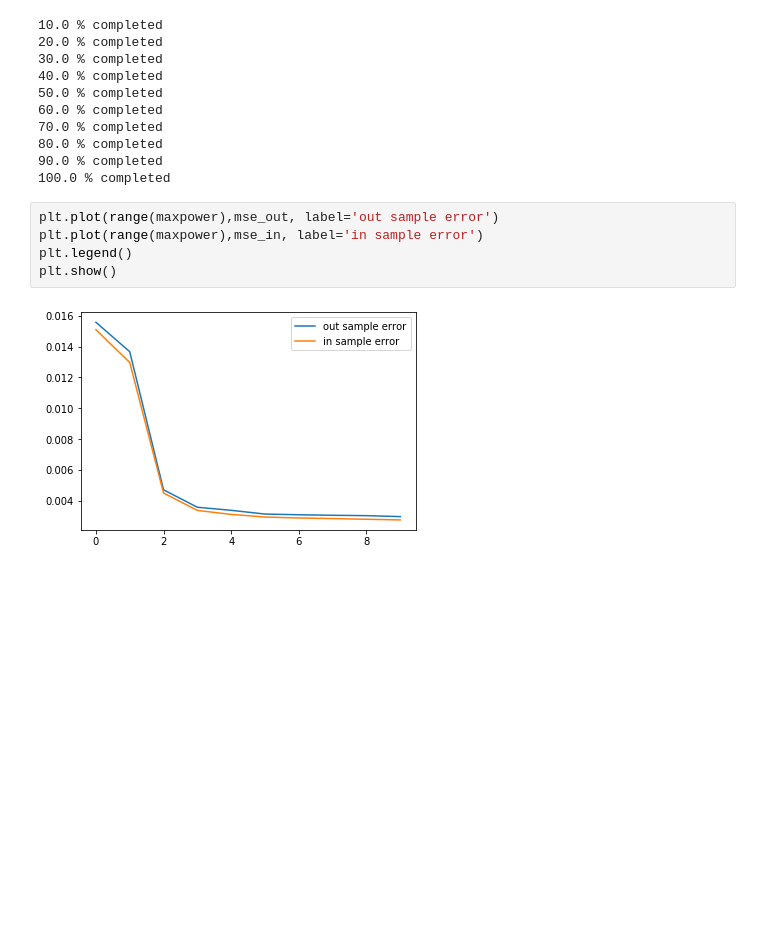
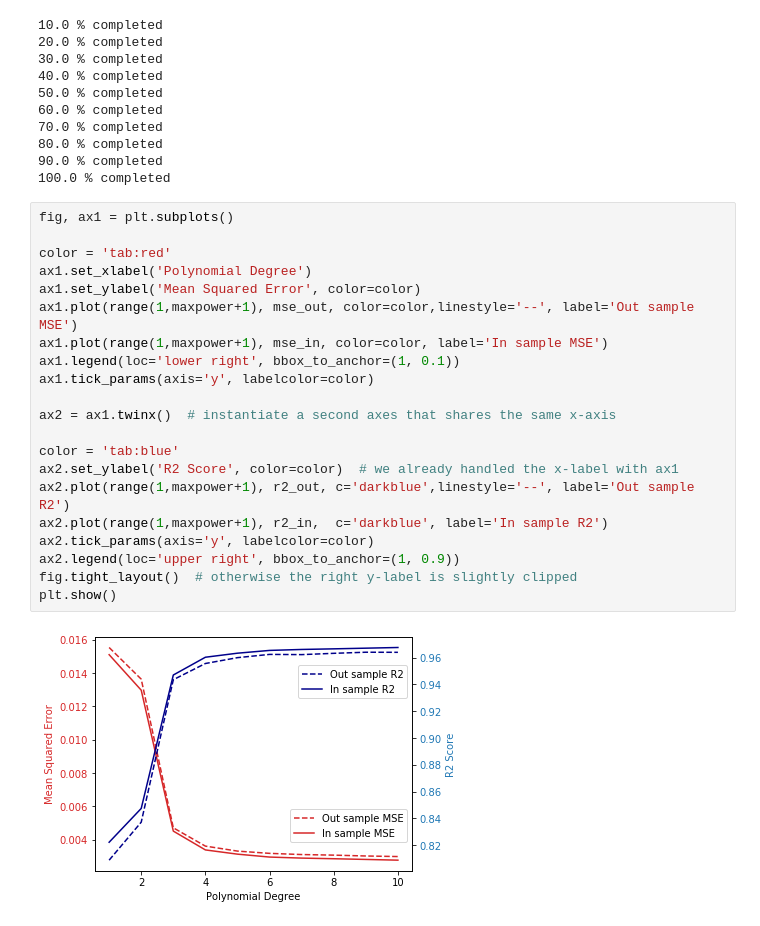
Before and after one commit to VemundST/Project1, a Jupyter notebook: main.ipynb, the cells around one changed output. Cells and saved outputs as stored; diff of their text form; blank space fills up the shorter version.

```diff
--- a/main.ipynb
+++ b/main.ipynb
@@ -211,10 +211,26 @@ for i in range(maxpower):
 80.0 % completed
 90.0 % completed
 100.0 % completed
-# %%
-plt.plot(range(maxpower),mse_out, label='out sample error')
-plt.plot(range(maxpower),mse_in, label='in sample error')
-plt.legend()
-plt.show()
-# %% [output]
-[figure, removed]
+# %%
+fig, ax1 = plt.subplots()
+
+color = 'tab:red'
+ax1.set_xlabel('Polynomial Degree')
+ax1.set_ylabel('Mean Squared Error', color=color)
+ax1.plot(range(1,maxpower+1), mse_out, color=color,linestyle='--', label='Out sample MSE')
+ax1.plot(range(1,maxpower+1), mse_in, color=color, label='In sample MSE')
+ax1.legend(loc='lower right', bbox_to_anchor=(1, 0.1))
+ax1.tick_params(axis='y', labelcolor=color)
+
+ax2 = ax1.twinx()  # instantiate a second axes that shares the same x-axis
+
+color = 'tab:blue'
+ax2.set_ylabel('R2 Score', color=color)  # we already handled the x-label with ax1
+ax2.plot(range(1,maxpower+1), r2_out, c='darkblue',linestyle='--', label='Out sample R2')
+ax2.plot(range(1,maxpower+1), r2_in,  c='darkblue', label='In sample R2')
+ax2.tick_params(axis='y', labelcolor=color)
+ax2.legend(loc='upper right', bbox_to_anchor=(1, 0.9))
+fig.tight_layout()  # otherwise the right y-label is slightly clipped
+plt.show()
+# %% [output]
+[figure, added]
```
Also changed, not shown: parts of 1 cell of this notebook, 1 other file.
